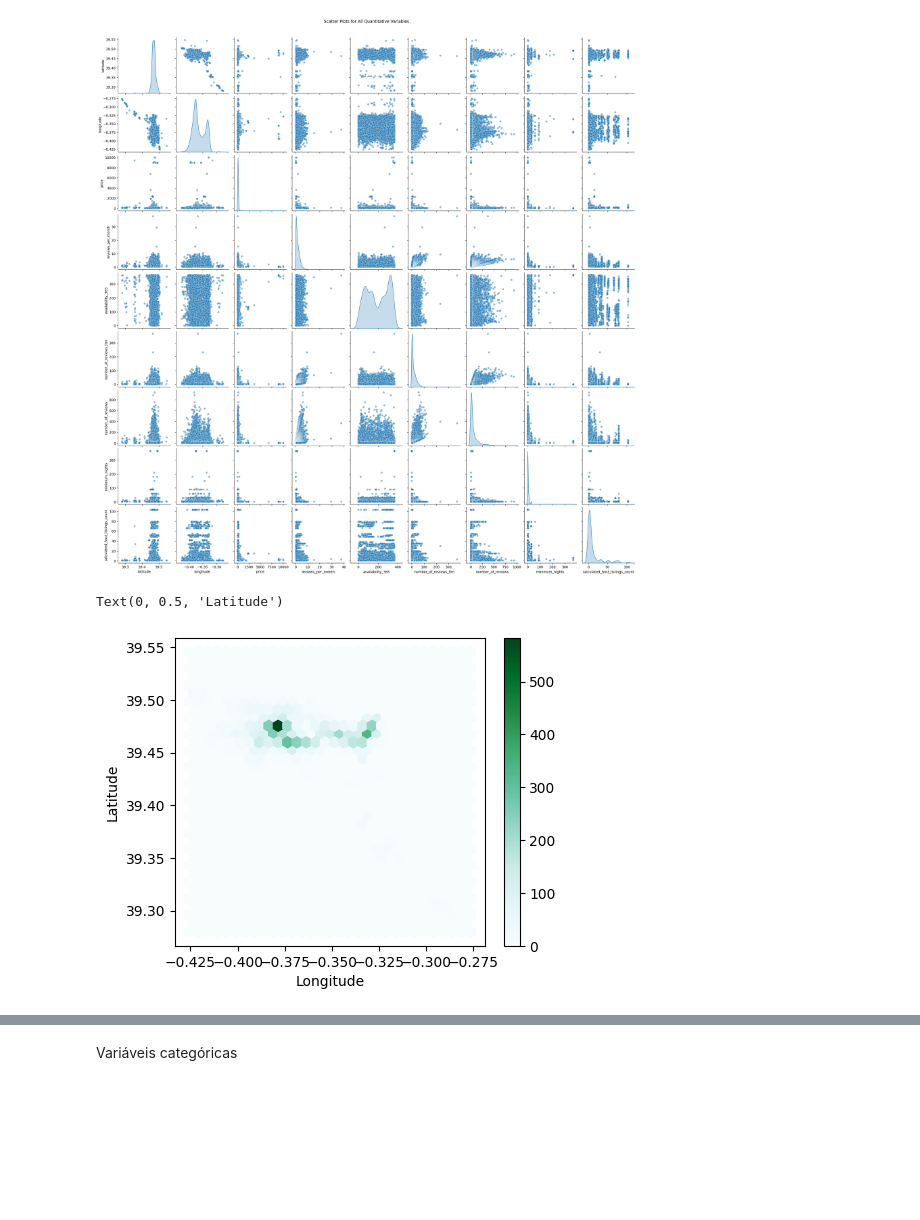
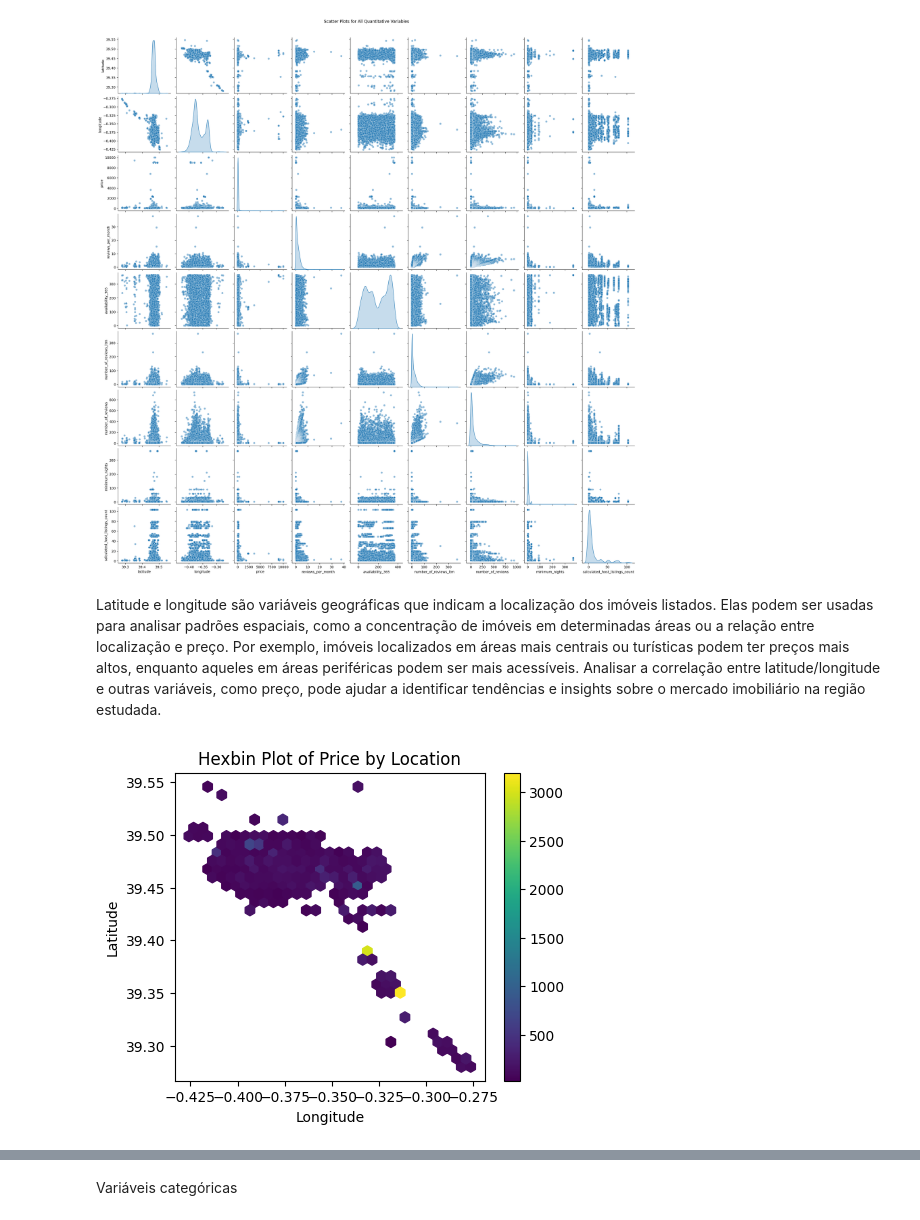
Before and after one commit to leandromicael123/An-lise-regress-o, a Jupyter notebook: Trabalho.ipynb, the cells around one changed output, grey strips where cells are left out. Cells and saved outputs as stored; diff of their text form; code cells hidden in the pictures; blank space fills up the shorter version.

Commit message:
exemplos de modelos de regressão

```diff
--- a/Trabalho.ipynb
+++ b/Trabalho.ipynb
@@ -328,10 +328,13 @@ plt.suptitle('Scatter Plots for All Quantitative Variables', y=1.02)
 plt.show()
 # %% [output]
 [figure]
+# %% [markdown]
+Latitude e longitude são variáveis geográficas que indicam a localização dos imóveis listados. Elas podem ser usadas para analisar padrões espaciais, como a concentração de imóveis em determinadas áreas ou a relação entre localização e preço. Por exemplo, imóveis localizados em áreas mais centrais ou turísticas podem ter preços mais altos, enquanto aqueles em áreas periféricas podem ser mais acessíveis. Analisar a correlação entre latitude/longitude e outras variáveis, como preço, pode ajudar a identificar tendências e insights sobre o mercado imobiliário na região estudada.
 # %%
-ax = df.plot.hexbin(x='longitude', y='latitude', gridsize=30, sharex=False, figsize=(5, 4))
+ax = df.plot.hexbin(x='longitude', y='latitude', C='price', gridsize=30, sharex=False, figsize=(5, 4), cmap='viridis')
 ax.set_xlabel('Longitude')
 ax.set_ylabel('Latitude')
+ax.set_title('Hexbin Plot of Price by Location')
+plt.show()
 # %% [output]
-Text(0, 0.5, 'Latitude')
-[figure, old version]
+[figure, new version]
```
Also changed, not shown: parts of 19 cells of this notebook.
